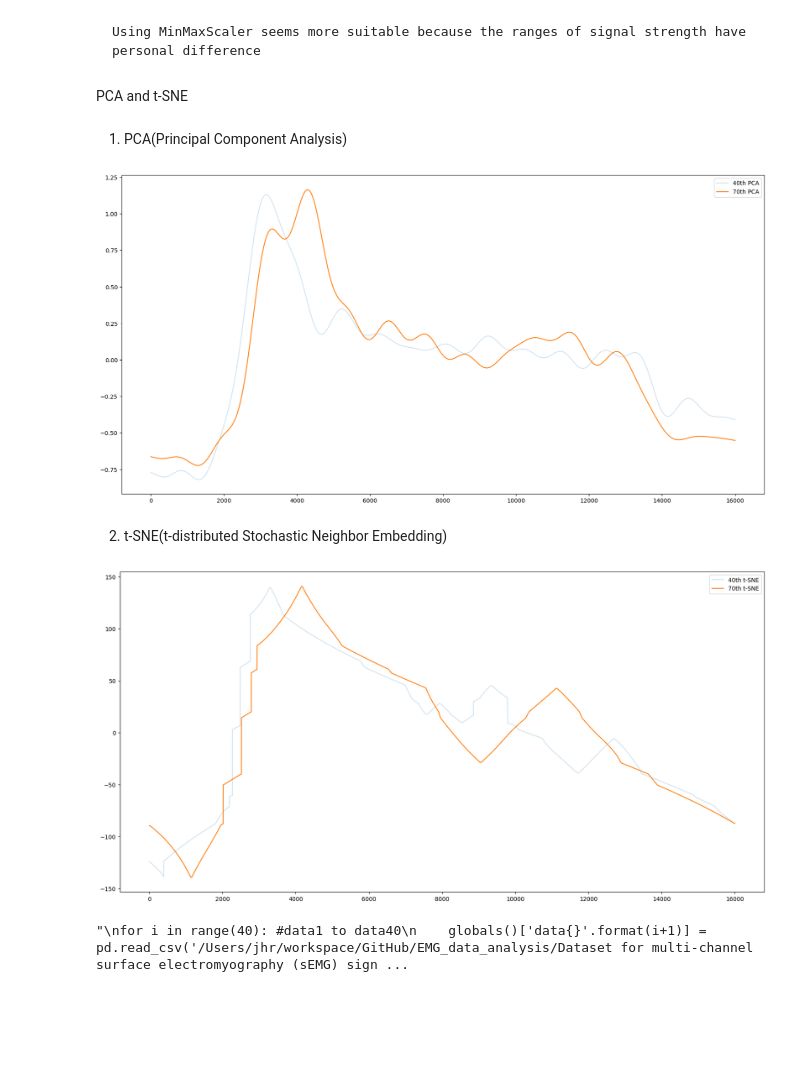
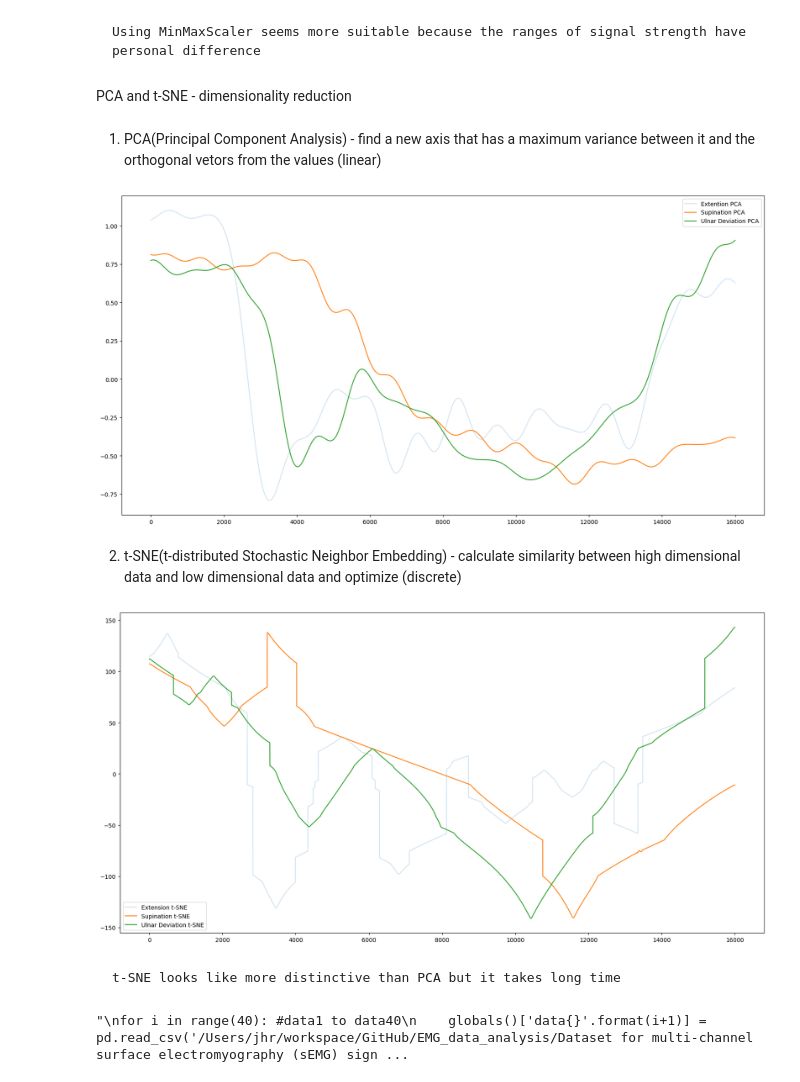
Before and after one commit to greedypelican/EMG_data_analysis, a Jupyter notebook: data_preprocessing.ipynb, the cells around one changed output. Cells and saved outputs as stored; diff of their text form; code cells hidden in the pictures; blank space fills up the shorter version.

```diff
--- a/data_preprocessing.ipynb
+++ b/data_preprocessing.ipynb
@@ -139,9 +140,14 @@ plt.show()
 # %% [markdown]
     Using MinMaxScaler seems more suitable because the ranges of signal strength have personal difference
 # %% [markdown]
-PCA and t-SNE
+PCA and t-SNE - dimensionality reduction
-# %% [markdown]
-1. PCA(Principal Component Analysis)
+# %%
+# data for dimensionality reduction
+ex_50_mm = minmaxscaler.fit_transform(Extension_signal_filtered[50])
+su_50_mm = minmaxscaler.fit_transform(Supination_signal_filtered[50])
+un_50_mm = minmaxscaler.fit_transform(UlnarDeviation_signal_filtered[50])
+# %% [markdown]
+1. PCA(Principal Component Analysis) - find a new axis that has a maximum variance between it and the orthogonal vetors from the values (linear)
 # %%
 from sklearn.decomposition import PCA
 
@@ -152,32 +159,37 @@ X70_pca = pca.fit_transform(X70_mm)
 fig = plt.figure(figsize=(20,10))
 ax = fig.add_subplot(111)
 
-ax.plot(X40_pca,label='40th PCA',alpha=0.2)
-ax.plot(X70_pca,label='70th PCA')
+ax.plot(ex_50_pca,label='Extention PCA',alpha=0.2)
+ax.plot(su_50_pca,label='Supination PCA')
+ax.plot(un_50_pca,label='Ulnar Deviation PCA')
 
 plt.legend()
 plt.show()
 # %% [output]
-[figure, old version]
+[figure, new version]
 # %% [markdown]
-2. t-SNE(t-distributed Stochastic Neighbor Embedding)
+2. t-SNE(t-distributed Stochastic Neighbor Embedding) - calculate similarity between high dimensional data and low dimensional data and optimize (discrete)
 # %%
 from sklearn.manifold import TSNE
 
 tsne = TSNE(n_components=1)
-X40_tsne = tsne.fit_transform(X40_mm)
-X70_tsne = tsne.fit_transform(X70_mm)
+ex_50_tsne = tsne.fit_transform(ex_50_mm)
+su_50_tsne = tsne.fit_transform(su_50_mm)
+un_50_tsne = tsne.fit_transform(un_50_mm)
 # %%
 fig = plt.figure(figsize=(20,10))
 ax = fig.add_subplot(111)
 
-ax.plot(X40_tsne,label='40th t-SNE',alpha=0.2)
-ax.plot(X70_tsne,label='70th t-SNE')
+ax.plot(ex_50_tsne,label='Extension t-SNE',alpha=0.2)
+ax.plot(su_50_tsne,label='Supination t-SNE')
+ax.plot(un_50_tsne,label='Ulnar Deviation t-SNE')
 
 plt.legend()
 plt.show()
 # %% [output]
-[figure, old version]
+[figure, new version]
+# %% [markdown]
+    t-SNE looks like more distinctive than PCA but it takes long time
 # %%
 """
 for i in range(40): #data1 to data40
```
Also changed, not shown: parts of 6 cells of this notebook.
